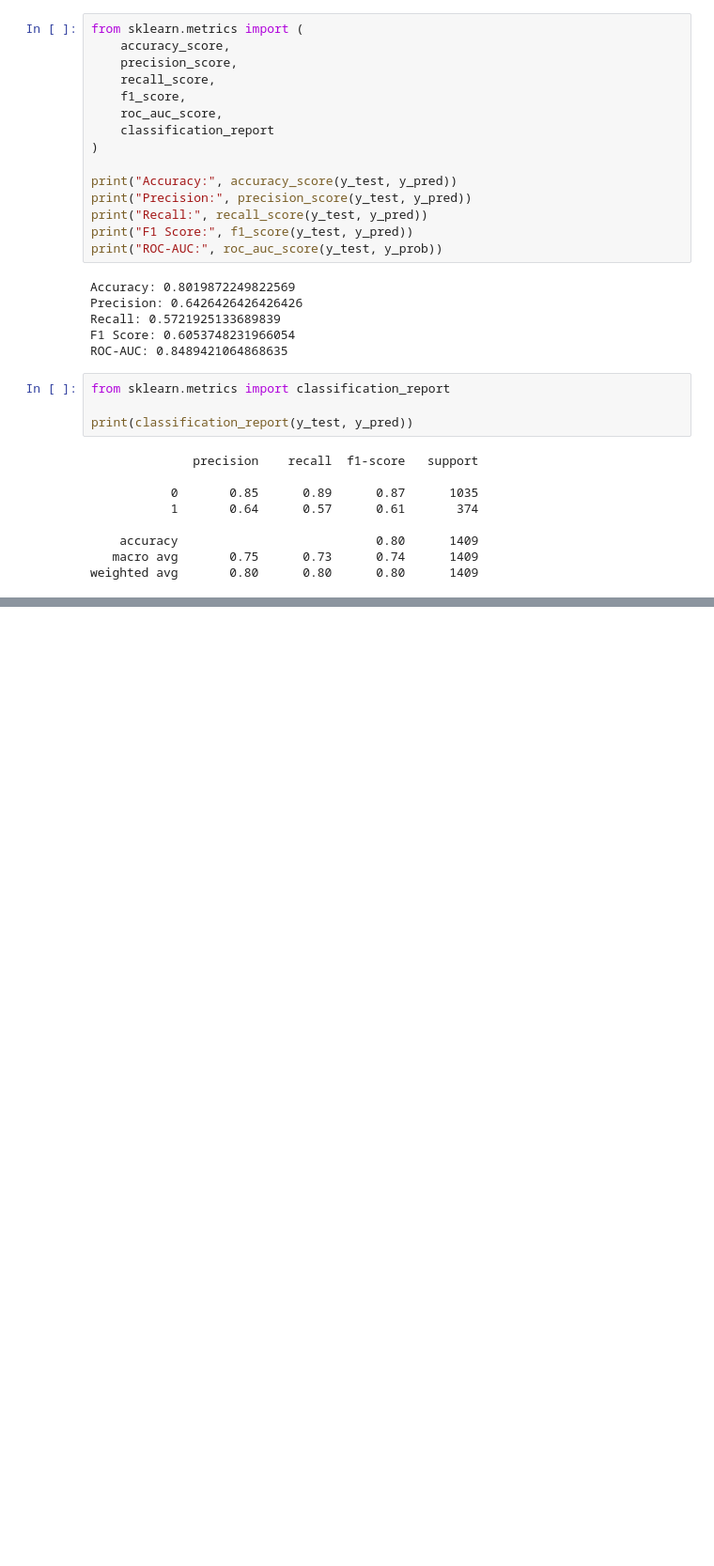
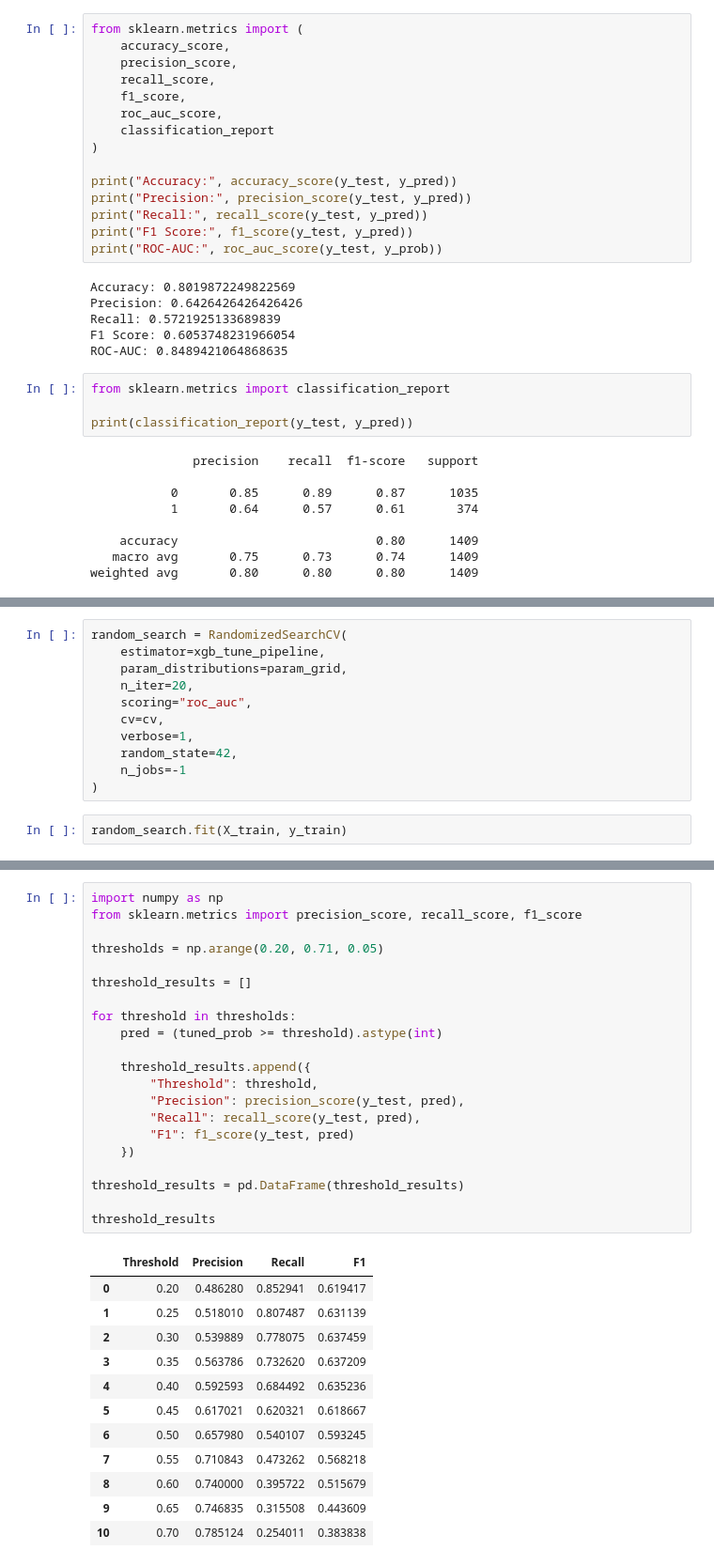
Before and after one commit to gracy7192/customer-churn-xai, a Jupyter notebook: notebooks/01_data_exploration.ipynb, the cells around one changed output, grey strips where cells are left out. Shown at 94% size. Saved outputs shown, nothing was run; the diff lists cells and outputs as text; blank space fills up the shorter version.

```diff
--- a/notebooks/01_data_exploration.ipynb
+++ b/notebooks/01_data_exploration.ipynb
@@ -605,0 +808,13 @@ weighted avg       0.80      0.80      0.80      1409
+# %%
+random_search = RandomizedSearchCV(
+    estimator=xgb_tune_pipeline,
+    param_distributions=param_grid,
+    n_iter=20,
+    scoring="roc_auc",
+    cv=cv,
+    verbose=1,
+    random_state=42,
+    n_jobs=-1
+)
+# %%
+random_search.fit(X_train, y_train)
@@ -605,0 +881,34 @@ weighted avg       0.80      0.80      0.80      1409
+# %%
+import numpy as np
+from sklearn.metrics import precision_score, recall_score, f1_score
+
+thresholds = np.arange(0.20, 0.71, 0.05)
+
+threshold_results = []
+
+for threshold in thresholds:
+    pred = (tuned_prob >= threshold).astype(int)
+
+    threshold_results.append({
+        "Threshold": threshold,
+        "Precision": precision_score(y_test, pred),
+        "Recall": recall_score(y_test, pred),
+        "F1": f1_score(y_test, pred)
+    })
+
+threshold_results = pd.DataFrame(threshold_results)
+
+threshold_results
+# %% [output]
+|  | Threshold | Precision | Recall | F1 |
+| 0 | 0.20 | 0.486280 | 0.852941 | 0.619417 |
+| 1 | 0.25 | 0.518010 | 0.807487 | 0.631139 |
+| 2 | 0.30 | 0.539889 | 0.778075 | 0.637459 |
+| 3 | 0.35 | 0.563786 | 0.732620 | 0.637209 |
+| 4 | 0.40 | 0.592593 | 0.684492 | 0.635236 |
+| 5 | 0.45 | 0.617021 | 0.620321 | 0.618667 |
+| 6 | 0.50 | 0.657980 | 0.540107 | 0.593245 |
+| 7 | 0.55 | 0.710843 | 0.473262 | 0.568218 |
+| 8 | 0.60 | 0.740000 | 0.395722 | 0.515679 |
+| 9 | 0.65 | 0.746835 | 0.315508 | 0.443609 |
+| 10 | 0.70 | 0.785124 | 0.254011 | 0.383838 |
```
Also changed, not shown: parts of 30 cells of this notebook.
